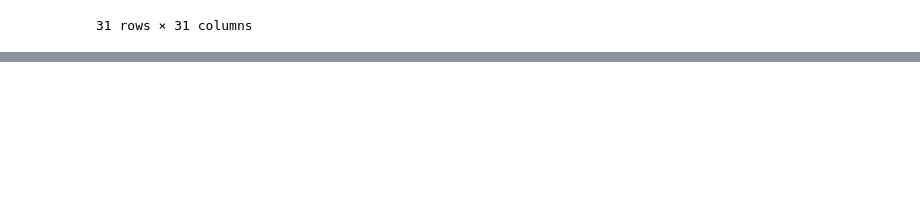
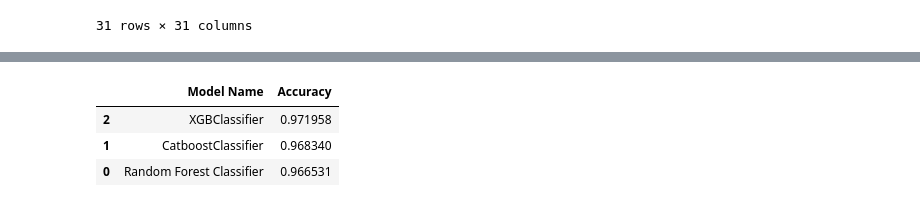
Before and after one commit to judirispah/Network-Security-System, a Jupyter notebook: Notebook/trial.ipynb, the cells around one changed output, grey strips where cells are left out. Saved outputs shown, nothing was run; the diff lists cells and outputs as text; code cells hidden in the pictures; blank space fills up the shorter version.

```diff
--- a/Notebook/trial.ipynb
+++ b/Notebook/trial.ipynb
@@ -238,0 +376,24 @@ df.shape
+# %%
+# Models list for Hyperparameter tuning
+randomcv_models = [
+    ('XGBoost', XGBClassifier(), xgb_params),
+    ("RF", RandomForestClassifier(), rf_params),
+    ("CAT", CatBoostClassifier(), cat_params)
+]
+# %%
+from sklearn.model_selection import RandomizedSearchCV
+
+model_param = {}
+for name, model, params in randomcv_models:
+    random = RandomizedSearchCV(estimator=model,
+                                   param_distributions=params,
+                                   n_iter=100,
+                                   cv=3,
+                                   verbose=2,
+                                   n_jobs=-1)
+    random.fit(x, y)
+    model_param[name] = random.best_params_
+
+for model_name in model_param:
+    print(f"---------------- Best Params for {model_name} -------------------")
+    print(model_param[model_name])
@@ -238,0 +430,7 @@ df.shape
+# %%
+best_models = {
+    "Random Forest Classifier": RandomForestClassifier(**model_param['RF']),
+    "CatboostClassifier": CatBoostClassifier(**model_param['CAT']),
+    "XGBClassifier": XGBClassifier(**model_param['XGBoost'],n_jobs=-1),
+}
+tuned_report =evaluate_models(X=x, y=y, models=best_models)
@@ -238,0 +455,7 @@ df.shape
+# %%
+tuned_report
+# %% [output]
+|  | Model Name | Accuracy |
+| 2 | XGBClassifier | 0.971958 |
+| 1 | CatboostClassifier | 0.968340 |
+| 0 | Random Forest Classifier | 0.966531 |
```
Also changed, not shown: parts of 25 cells of this notebook, 15 other files.
